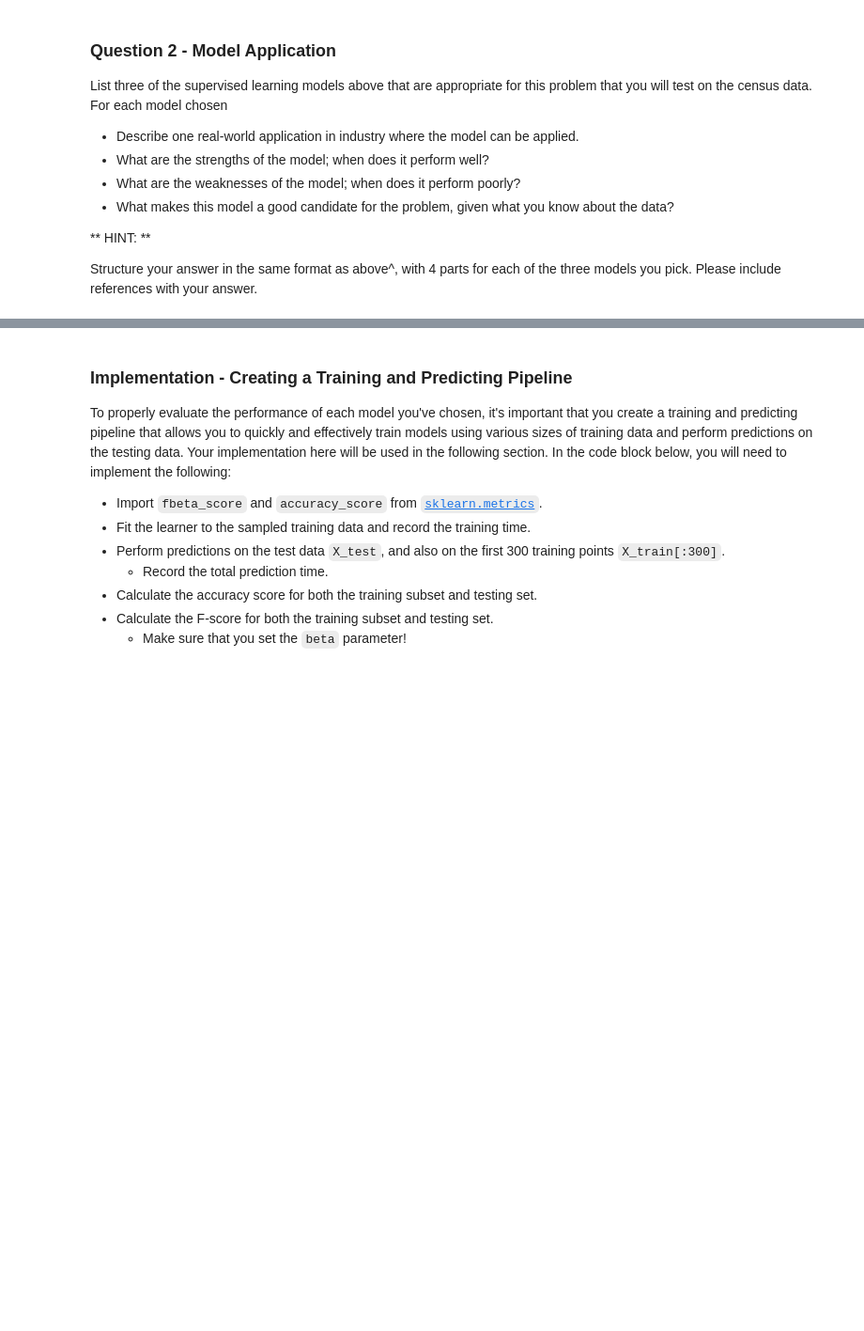
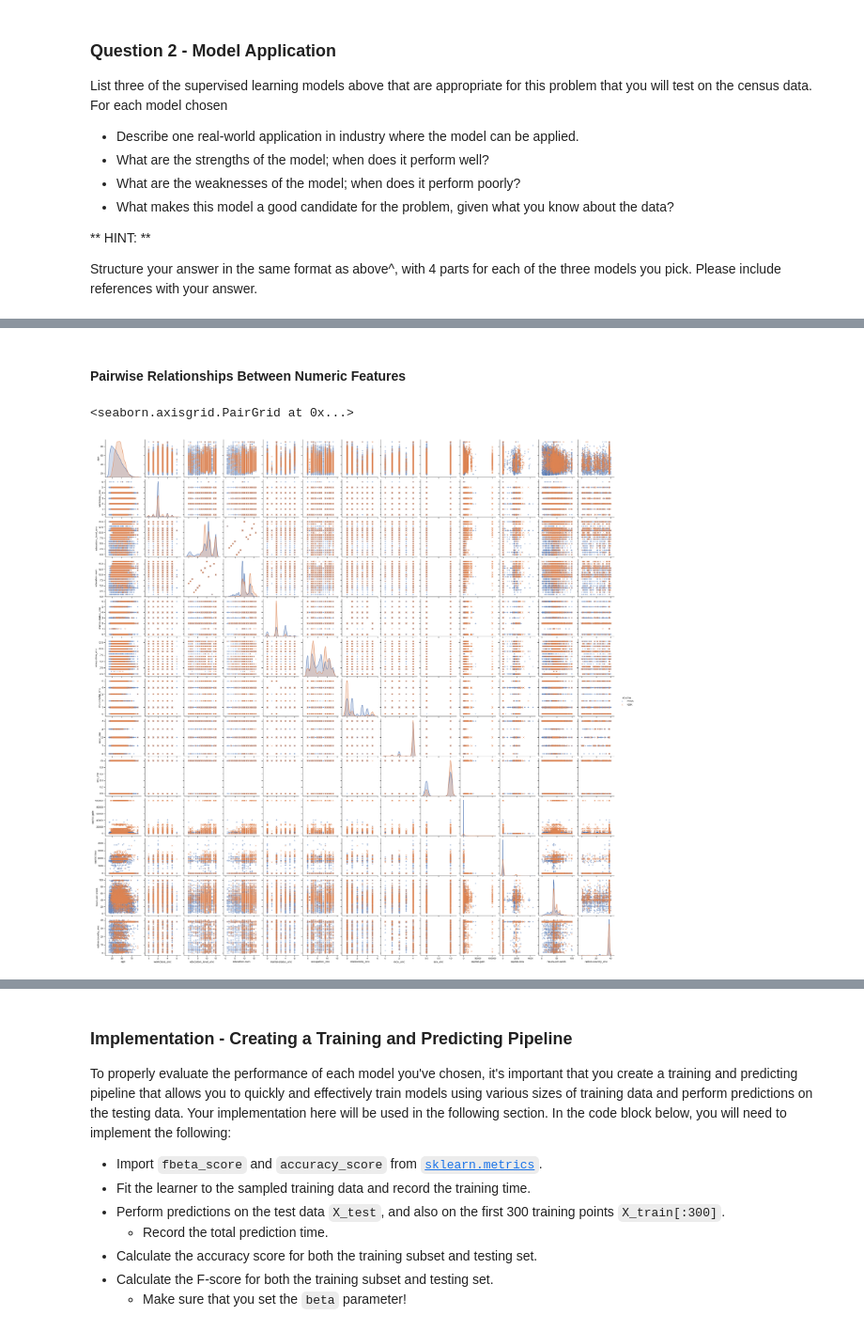
Before and after one commit to anuragkapur/udacity-into-to-machine-learning, a Jupyter notebook: src/projects/p1_charityml/finding_donors.ipynb, the cells around one changed output, grey strips where cells are left out. Shown at 94% size. Saved outputs shown, nothing was run; the diff lists cells and outputs as text; code cells hidden in the pictures; blank space fills up the shorter version.

```diff
--- a/src/projects/p1_charityml/finding_donors.ipynb
+++ b/src/projects/p1_charityml/finding_donors.ipynb
@@ -291,0 +330,22 @@ Structure your answer in the same format as above^, with 4 parts for each of the
+# %% [markdown]
+#### Pairwise Relationships Between Numeric Features
+# %%
+from sklearn.preprocessing import LabelEncoder
+
+le = LabelEncoder()
+
+## Encode categorical labels
+cat_labels_to_encode = ['workclass', 'education_level', 'marital-status', 'occupation', 'relationship', 'race', 'sex', 'native-country']
+
+for label in cat_labels_to_encode:
+    idx = data.columns.get_loc(label)
+    if label+"_enc" in data.columns:
+        data.pop(label+"_enc")
+    data.insert(idx+1, label+'_enc', le.fit_transform(data[label]))
+
+data.head()
+
+sb.pairplot(data, hue='income', markers=['+', 'x'])
+# %% [output]
+<seaborn.axisgrid.PairGrid at 0x...>
+[figure, added]
```
Also changed, not shown: parts of 12 cells of this notebook, 1 other file.
